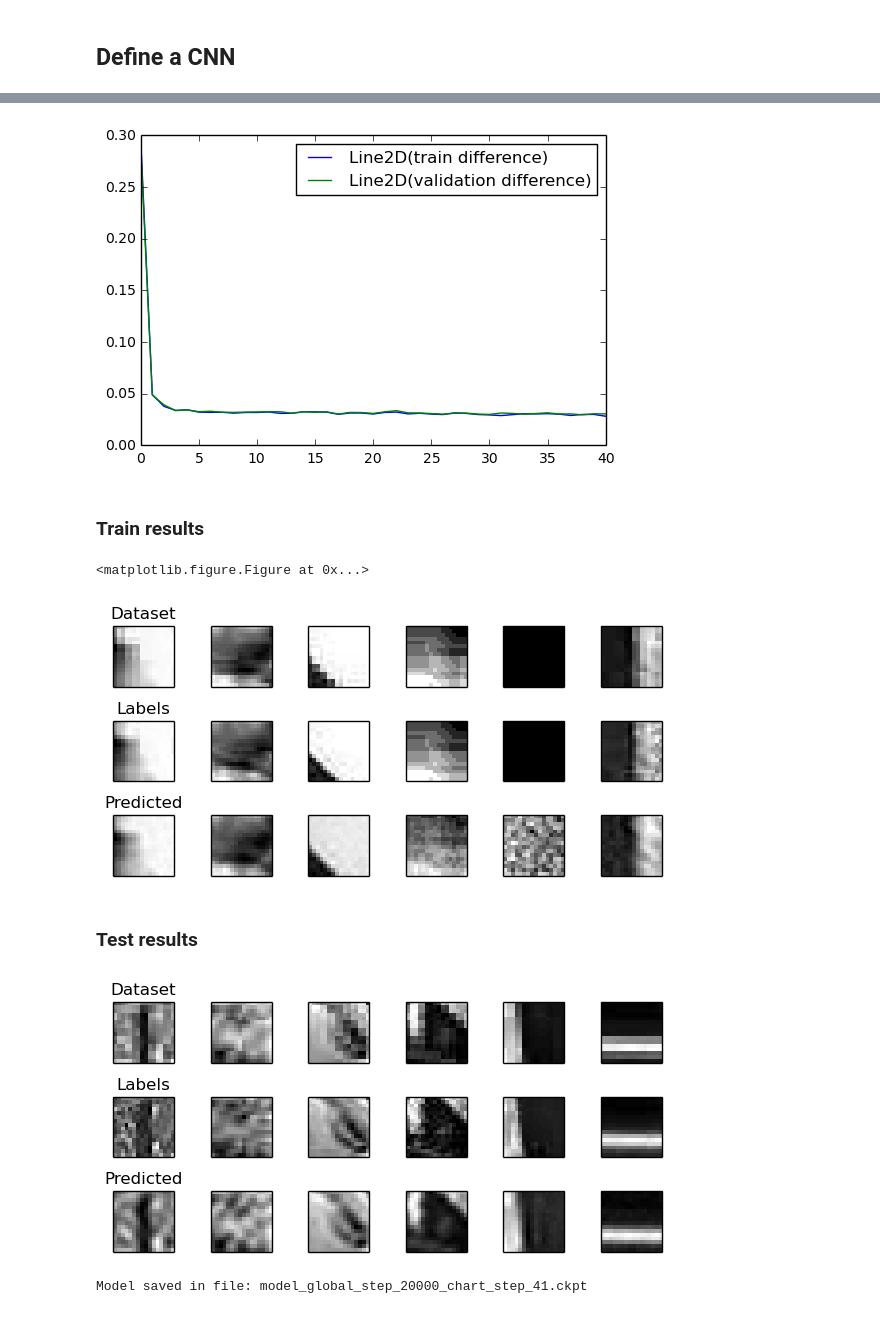
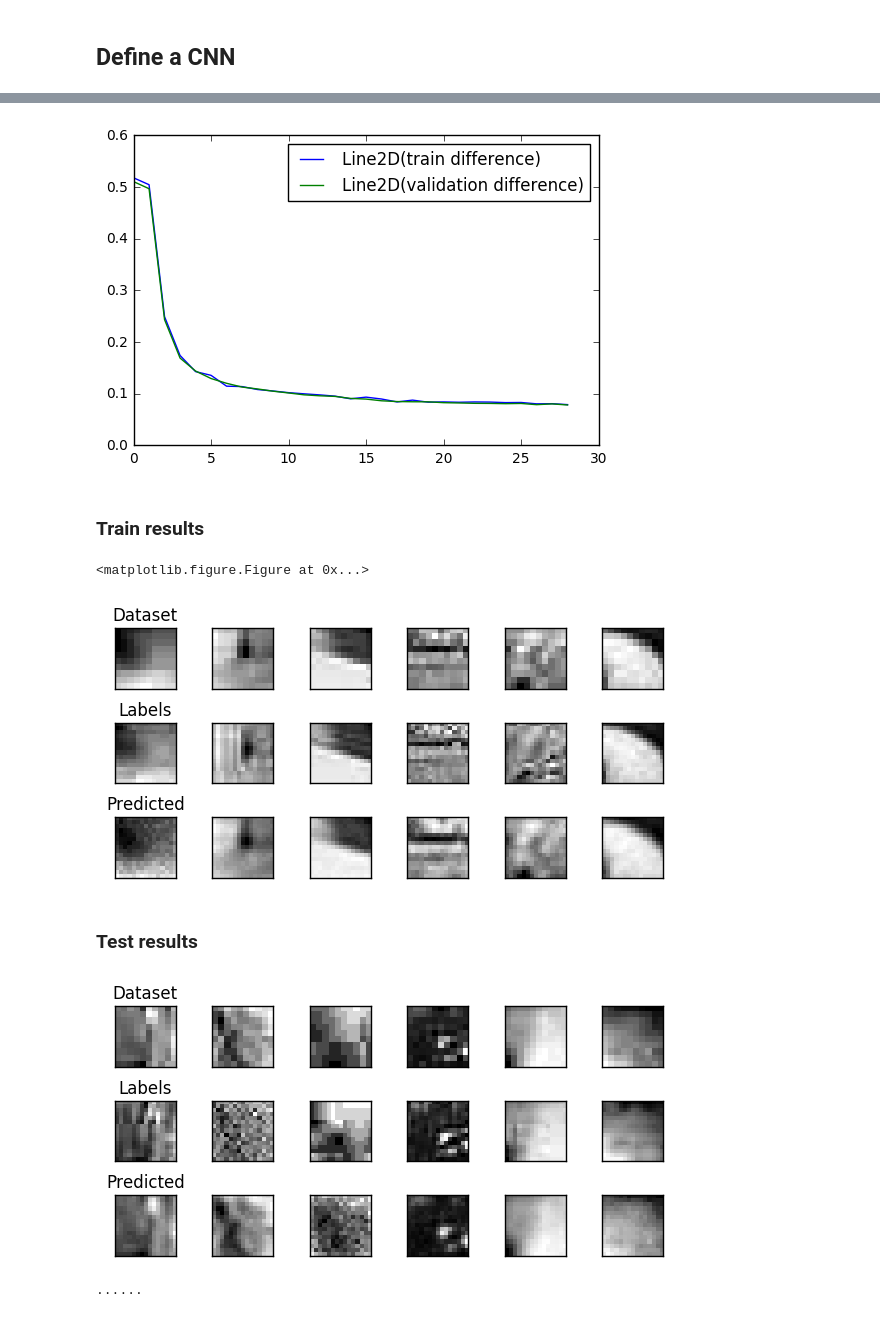
Before and after one commit to lucasdupin/ml-image-scaling, a Jupyter notebook: 2_autoencoder.ipynb, the cells around one changed output, grey strips where cells are left out. Drawn from its saved outputs; the diff is of its cells as text; code cells hidden in the pictures.

```diff
--- a/2_autoencoder.ipynb
+++ b/2_autoencoder.ipynb
@@ -47,3 +44,6 @@ patch_size_out = (16, 16)
+# %%
+patch_size = (10, 10)
+patch_size_out = (15, 15) # 1/3rd bigger
 # %% [markdown]
 ## Define a CNN
 # %%
@@ -125,7 +125,7 @@ with graph.as_default():
 
     # Learning rate with exponential decay
     global_step = tf.Variable(0, trainable=False)
-    learning_rate = tf.train.exponential_decay(0.1 / n_hidden_1, global_step, 1000000, 0.96)
+    learning_rate = tf.train.exponential_decay(0.01 / n_hidden_1, global_step, 30000, 0.96)
 #     optimizer = tf.train.GradientDescentOptimizer(learning_rate).minimize(loss)
 #     optimizer = tf.train.AdadeltaOptimizer(0.01 / n_hidden_1).minimize(loss)
     optimizer =  tf.train.RMSPropOptimizer(learning_rate).minimize(loss)
@@ -144,10 +144,10 @@ def difference(predictions, labels):
 checkpoint = None
 
 save_step = 10000
-preview_step = 500
+preview_step = 100
 examples_to_show = 6
 
-keep_training = 20001
+keep_training = 200001
 row_names = ("Dataset", "Labels", "Predicted")
 
 # Accuracy arrays to draw a chart
@@ -193,11 +193,12 @@ def get_patches(dataset, labels, batch_start):
         x = random.randint(0, dataset.shape[1] - patch_size[0])
         y = random.randint(0, dataset.shape[2] - patch_size[1])
         patch_scale = float(patch_size_out[0])/patch_size[0]
+
         data_w = dataset[batch_start+i, x: x+patch_size[0], y: y+patch_size[1]]
         label_w = labels[
             batch_start+i,
-            x*patch_scale : (x+patch_size[0])*patch_scale,
-            y*patch_scale: (y+patch_size[1])*patch_scale
+            int(x*patch_scale) : int(x*patch_scale + patch_size_out[0]),
+            int(y*patch_scale) : int(y*patch_scale + patch_size_out[1])
         ]
 
         batch_data[i] = np.array(data_w).reshape((1, batch_data.shape[1]))
@@ -235,7 +236,7 @@ with tf.Session(graph=graph) as session:
             t_total = []
             train_batches = 3 # train n samples of 256 patches. We don't need everything to draw a graph
             for i in range(train_batches):
-                offset = i * batch_size
+                offset = random.randint(0, X_train.shape[0] - batch_size)
                 train_data, train_labels = get_patches(X_train, y_train, offset)
                 train_predictions = session.run(y_pred, feed_dict= {
                     tf_X : train_data
@@ -288,7 +289,7 @@ Validation diff: 0.031
-[figure, old version]
+[figure, new version]
 ### Train results
 <matplotlib.figure.Figure at 0x...>
-[figure, old version]
+[figure, new version]
 ### Test results
-[figure, old version]
+[figure, new version]
-Model saved in file: model_global_step_20000_chart_step_41.ckpt
+......
```
Also changed, not shown: parts of 3 cells of this notebook, 2 other files.
